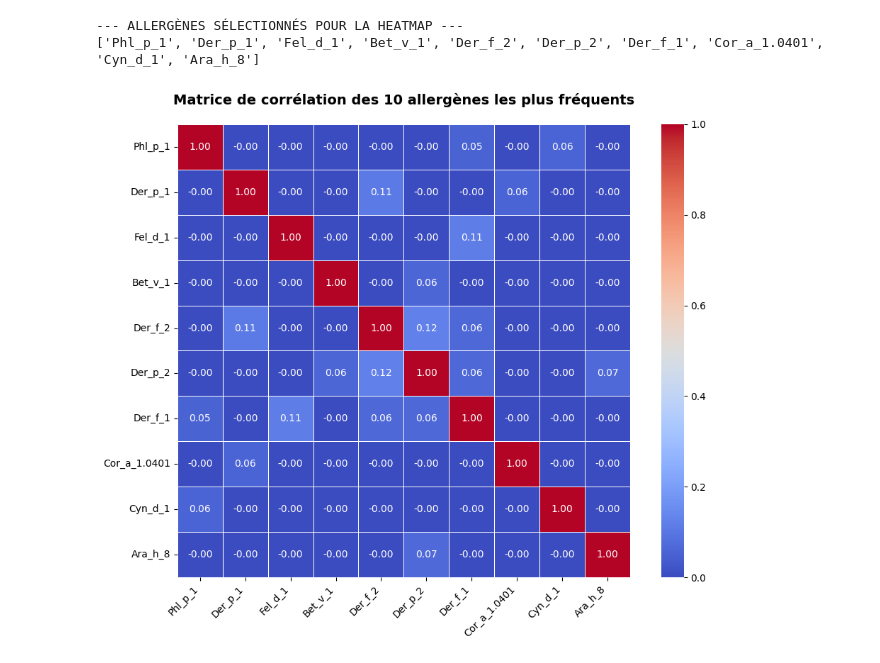
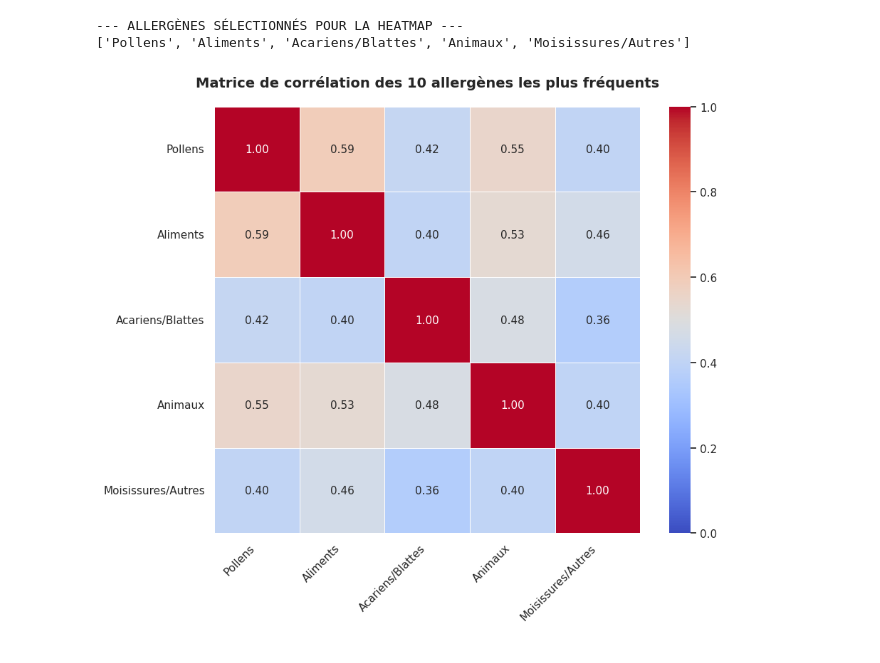
Before and after one commit to IngeaJeanOlivier/Allergies, a Jupyter notebook: notebooks/nb_edith.ipynb, the cells around one changed output. Drawn from its saved outputs; the diff is of its cells as text; code cells hidden in the pictures.

Commit message:
Calcul et analyse KPI

```diff
--- a/notebooks/nb_edith.ipynb
+++ b/notebooks/nb_edith.ipynb
@@ -94,0 +164,28 @@ Name: Sensitization, dtype: float64
+# %%
+sns.set_theme(style="whitegrid")
+plt.rcParams.update({'font.size': 11, 'axes.labelsize': 12, 'axes.titlesize': 14})
+# %%
+# --- Graphique 1 : Taux de Prévalence --- KPI 1
+
+df_scores_categories = df_resultat_complet.drop(columns=colonnes_metadonnees)
+seuil_positif = 0.3
+prevalence = (df_scores_categories >= seuil_positif).mean() * 100
+prevalence = prevalence.sort_values(ascending=False)
+
+plt.figure(figsize=(9, 5))
+colors = sns.color_palette("viridis", len(prevalence))
+bars = plt.bar(prevalence.index, prevalence.values, color=colors, edgecolor='grey', alpha=0.85)
+
+# Habillage du graphique
+plt.title("Prévalence de la sensibilisation par catégorie d'allergènes\n(% de patients avec IgE ≥ 0.3 ISU)", pad=15, fontweight='bold')
+plt.ylabel("Pourcentage de patients (%)")
+plt.xlabel("Catégories d'allergènes")
+plt.ylim(0, 100)
+
+# Ajout des étiquettes de valeurs sur chaque barre
+for bar in bars:
+    height = bar.get_height()
+    plt.text(bar.get_x() + bar.get_width()/2., height + 2, f'{height:.1f}%', ha='center', va='bottom', fontweight='bold')
+
+plt.tight_layout()
+plt.show()
@@ -95,13 +211,11 @@ Name: Sensitization, dtype: float64
 # %%
+
 # 1. IDENTIFICATION DU TOP 10 DES ALLERGÈNES LES PLUS PRÉVALENTS
 # ==============================================================================
-SEUIL_POSITIVITE = 0.35
-
-# On calcule le taux de positivité pour chaque allergène (colonne)
-prevalences = (df[colonnes_allergenes] >= SEUIL_POSITIVITE).mean()
+SEUIL_POSITIVITE = 0.30
 
 # On isole le nom des 10 allergènes les plus fréquents
-top_10_allergenes = prevalences.nlargest(10).index.tolist()
+top_10_allergenes = prevalence.nlargest(10).index.tolist()
 
 print("--- ALLERGÈNES SÉLECTIONNÉS POUR LA HEATMAP ---")
 print(top_10_allergenes, "\n")
@@ -110,7 +224,7 @@ print(top_10_allergenes, "\n")
 # 2. CALCUL DE LA MATRICE DE CORRÉLATION (SPEARMAN)
 # ==============================================================================
 # On filtre le DataFrame pour ne garder que nos 10 colonnes cibles
-df_top_10 = df[top_10_allergenes]
+df_top_10 = df_scores_categories[top_10_allergenes]
 
 # Calcul des corrélations (les scores vont de -1 à +1)
 matrice_corr = df_top_10.corr(method="spearman")
@@ -123,32 +237,32 @@ plt.figure(figsize=(10, 8))
 
 # Configuration de la carte de chaleur
 sns.heatmap(
     matrice_corr,
     annot=True,  # Affiche les valeurs de corrélation dans les cases
     fmt=".2f",  # Arrondit à 2 décimales après la virgule
     cmap="coolwarm",  # Palette de couleurs (bleu = froid/faible, rouge = chaud/fort)
     vmin=0,  # Valeur minimale de l'échelle (les IgE ont rarement des corrélations négatives)
     vmax=1,  # Valeur maximale de l'échelle
     square=True,  # Force les cases à être de parfaits carrés
     linewidths=0.5,  # Ajoute une fine ligne blanche pour séparer les cases
 )
 
 # Personnalisation des titres et étiquettes
 plt.title(
     "Matrice de corrélation des 10 allergènes les plus fréquents",
     fontsize=14,
     fontweight="bold",
     pad=20,
 )
 plt.xticks(rotation=45, ha="right")  # Incline les étiquettes de l'axe X
 plt.yticks(rotation=0)
 
 # Ajustement automatique des marges pour éviter que le texte soit coupé
 plt.tight_layout()
 
 # Affichage du graphique
 plt.show()
 # %% [output]
 --- ALLERGÈNES SÉLECTIONNÉS POUR LA HEATMAP ---
-['Phl_p_1', 'Der_p_1', 'Fel_d_1', 'Bet_v_1', 'Der_f_2', 'Der_p_2', 'Der_f_1', 'Cor_a_1.0401', 'Cyn_d_1', 'Ara_h_8']
+['Pollens', 'Aliments', 'Acariens/Blattes', 'Animaux', 'Moisissures/Autres']
-[figure, old version]
+[figure, new version]
```
Also changed, not shown: parts of 24 cells of this notebook.
